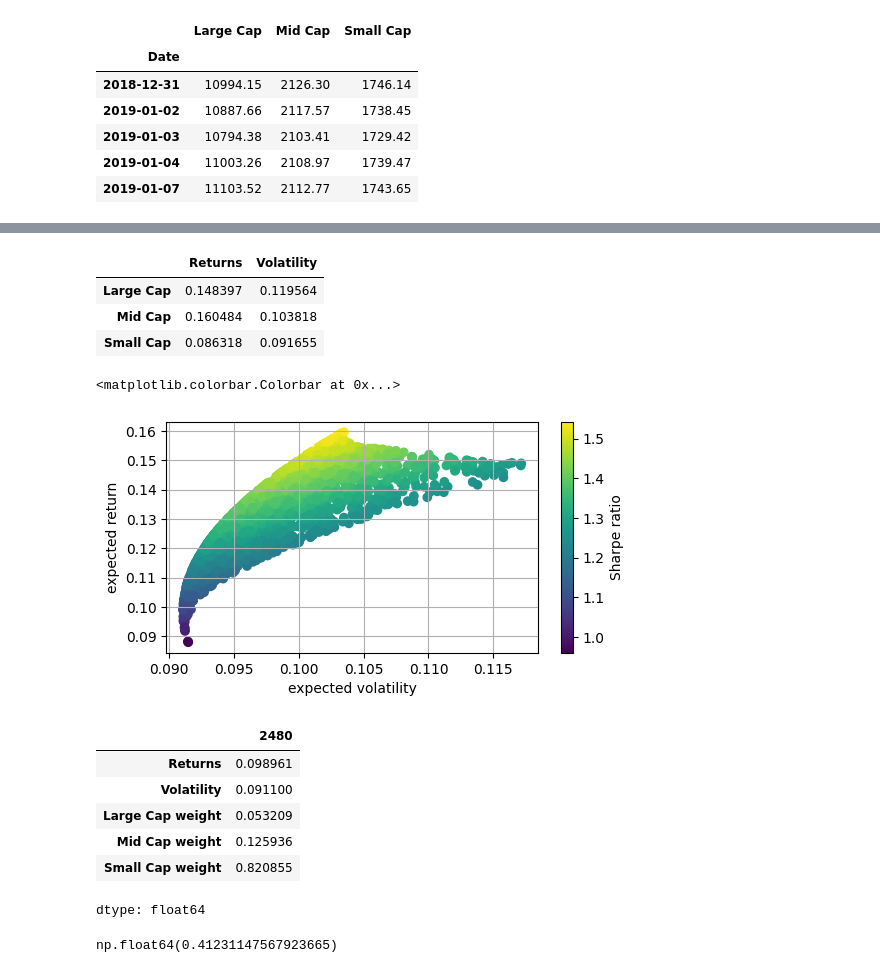
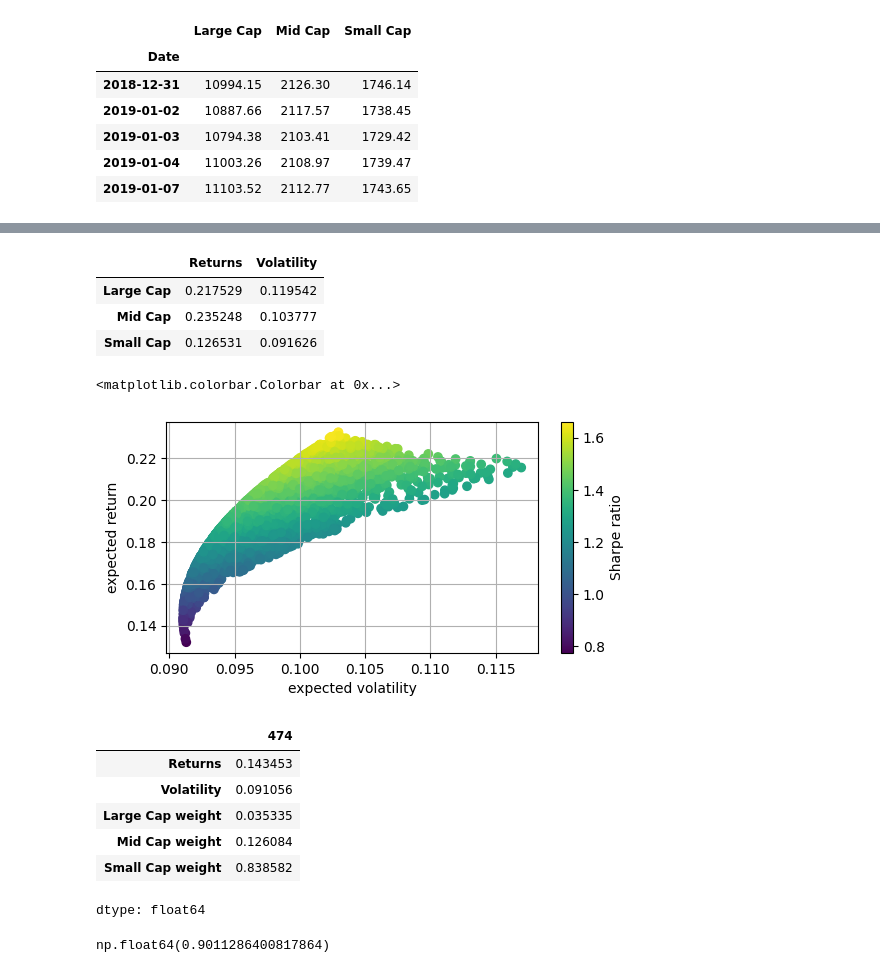
Before and after one commit to noman576/Emerging-Market-Premium-python., a Jupyter notebook: Final_Emerging.ipynb, the cells around one changed output, grey strips where cells are left out. Cells and saved outputs as stored; diff of their text form; code cells hidden in the pictures.

```diff
--- a/Final_Emerging.ipynb
+++ b/Final_Emerging.ipynb
@@ -51,0 +23,8 @@ dtype: float64
+# %%
+# Annualized expected returns using observed trading days
+trading_days = 250
+
+daily_returns = prices.pct_change(fill_method=None).dropna()
+
+e_r = daily_returns.mean() * trading_days
+e_r
@@ -51,0 +37,4 @@ dtype: float64
+# %%
+# Covariance of daily simple returns
+cov_matrix = daily_returns.cov()
+cov_matrix
@@ -51,0 +46,4 @@ dtype: float64
+# %%
+# Annualized volatility using the same daily returns
+sd = daily_returns.std() * np.sqrt(trading_days)
+sd
@@ -56,9 +60,9 @@ assets.columns = ["Returns", "Volatility"]
 assets
 # %% [output]
 |  | Returns | Volatility |
-| Large Cap | 0.148397 | 0.119564 |
-| Mid Cap | 0.160484 | 0.103818 |
-| Small Cap | 0.086318 | 0.091655 |
+| Large Cap | 0.217529 | 0.119542 |
+| Mid Cap | 0.235248 | 0.103777 |
+| Small Cap | 0.126531 | 0.091626 |
 # %%
 # Creating blanco lists for the portfolio return, portfolio volatility and the weights of the particular indices
 # In addition, setting the number of determined portfolios to 2500 --> Law of large numbers
@@ -94,31 +100,31 @@ portfolios = pd.DataFrame(data)
 # %%
 # Plotting the 2500 calculated portfolios and the Sharpe ratio in the colorbar
 plt.figure(figsize=(6, 3))
-plt.scatter(port_vol,port_ret,c=port_ret/port_vol, marker='o')
+plt.scatter(port_vol,port_ret,c=(port_ret-rf)/port_vol, marker='o')
 plt.grid(True)
 plt.xlabel('expected volatility')
 plt.ylabel('expected return')
 plt.colorbar(label='Sharpe ratio')
 # %% [output]
 <matplotlib.colorbar.Colorbar at 0x...>
-[figure, old version]
+[figure, new version]
 # %%
 # Summary of the MVP with Return, Volatility and the particular weights
 min_var_port = portfolios.iloc[portfolios["Volatility"].idxmin()]
 min_var_port
 # %% [output]
-|  | 2480 |
-| Returns | 0.098961 |
-| Volatility | 0.091100 |
-| Large Cap weight | 0.053209 |
-| Mid Cap weight | 0.125936 |
-| Small Cap weight | 0.820855 |
+|  | 474 |
+| Returns | 0.143453 |
+| Volatility | 0.091056 |
+| Large Cap weight | 0.035335 |
+| Mid Cap weight | 0.126084 |
+| Small Cap weight | 0.838582 |
 dtype: float64
 # %%
 sharpe_ratio_mvp = (min_var_port["Returns"] - rf) / min_var_port["Volatility"]
 sharpe_ratio_mvp
 # %% [output]
-np.float64(0.41231147567923665)
+np.float64(0.9011286400817864)
 # %%
 # Visualization of the MVP into the portfolio figure with a red point
 plt.subplots(figsize=(10,5))
```
Also changed, not shown: parts of 11 cells of this notebook.
